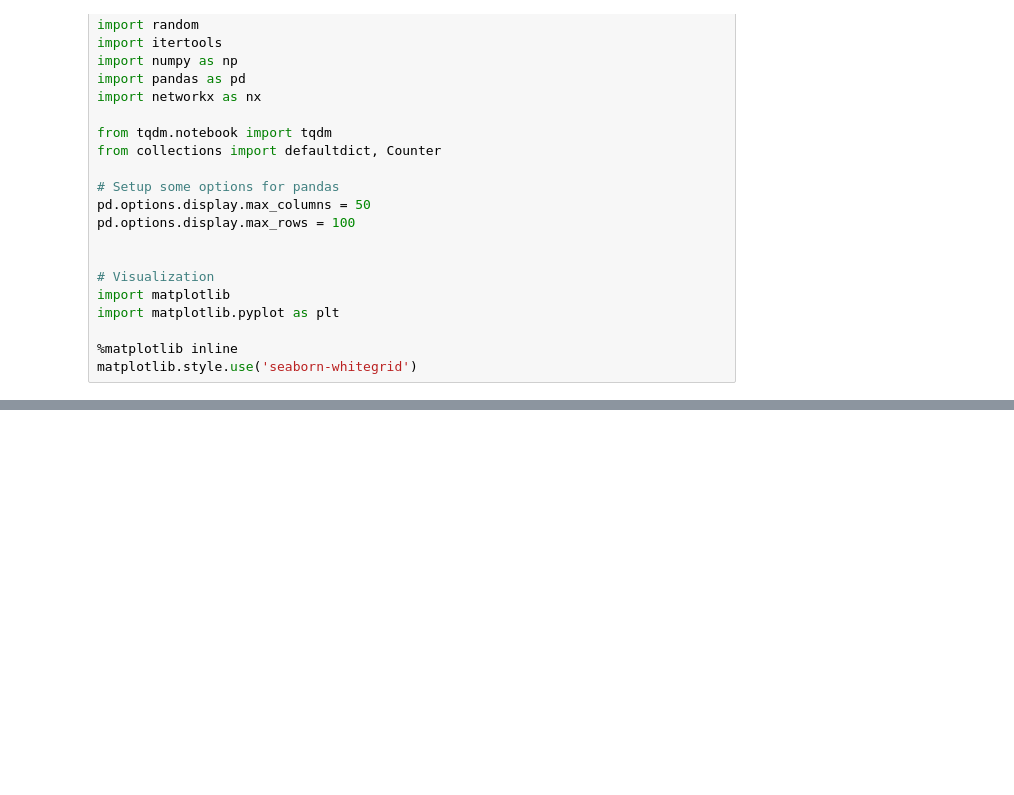
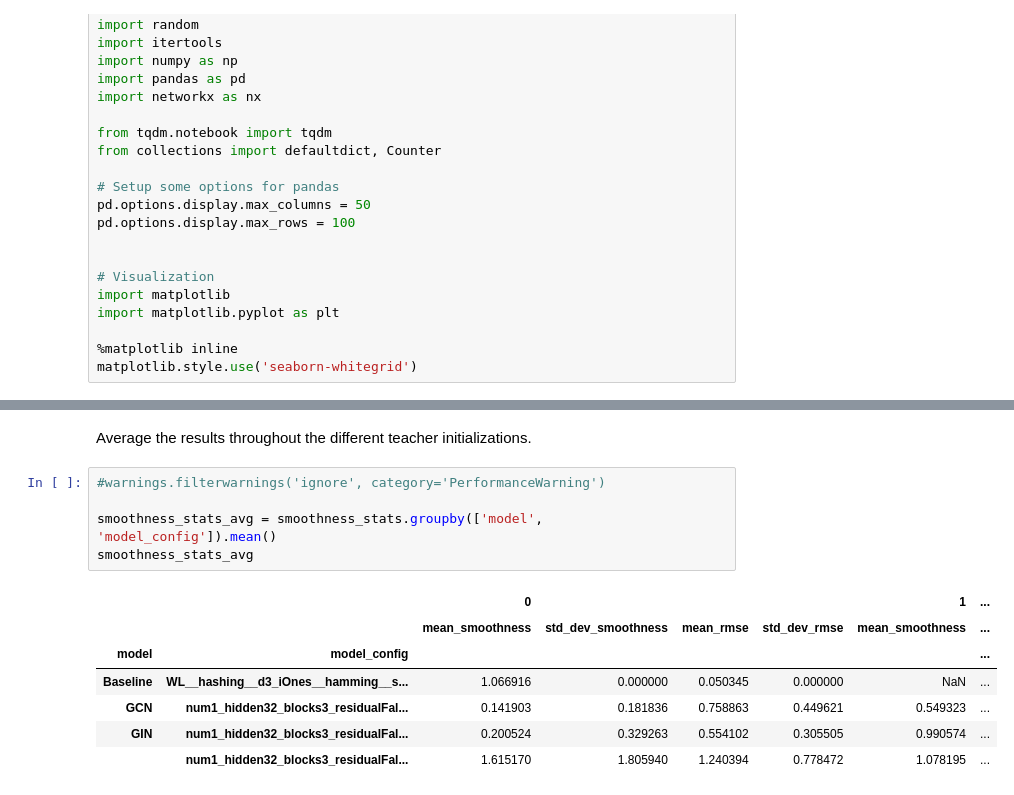
Before and after one commit to berges99/GNN-Extrapolation, a Jupyter notebook: notebooks/analyze_smoothness.ipynb, the cells around one changed output, grey strips where cells are left out. Cells and saved outputs as stored; diff of their text form; blank space fills up the shorter version.

```diff
--- a/notebooks/analyze_smoothness.ipynb
+++ b/notebooks/analyze_smoothness.ipynb
@@ -111,0 +170,15 @@ smoothness_stats.groupby('model').mean()
+# %% [markdown]
+Average the results throughout the different teacher initializations.
+# %%
+#warnings.filterwarnings('ignore', category='PerformanceWarning')
+
+smoothness_stats_avg = smoothness_stats.groupby(['model', 'model_config']).mean()
+smoothness_stats_avg
+# %% [output]
+|  |  | 0 |  |  |  | 1 | ... |
+|  |  | mean_smoothness | std_dev_smoothness | mean_rmse | std_dev_rmse | mean_smoothness | ... |
+| model | model_config |  |  |  |  |  | ... |
+| Baseline | WL__hashing__d3_iOnes__hamming__s... | 1.066916 | 0.000000 | 0.050345 | 0.000000 | NaN | ... |
+| GCN | num1_hidden32_blocks3_residualFal... | 0.141903 | 0.181836 | 0.758863 | 0.449621 | 0.549323 | ... |
+| GIN | num1_hidden32_blocks3_residualFal... | 0.200524 | 0.329263 | 0.554102 | 0.305505 | 0.990574 | ... |
+|  | num1_hidden32_blocks3_residualFal... | 1.615170 | 1.805940 | 1.240394 | 0.778472 | 1.078195 | ... |
```
Also changed, not shown: parts of 16 cells of this notebook, 3 other files.
